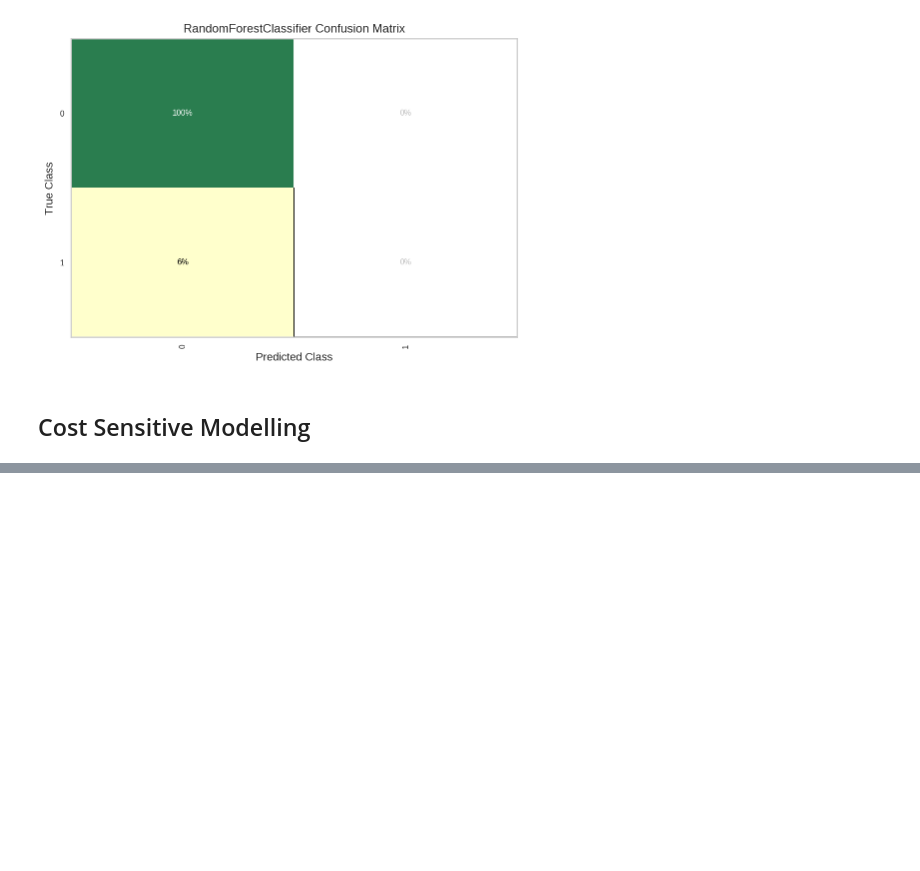
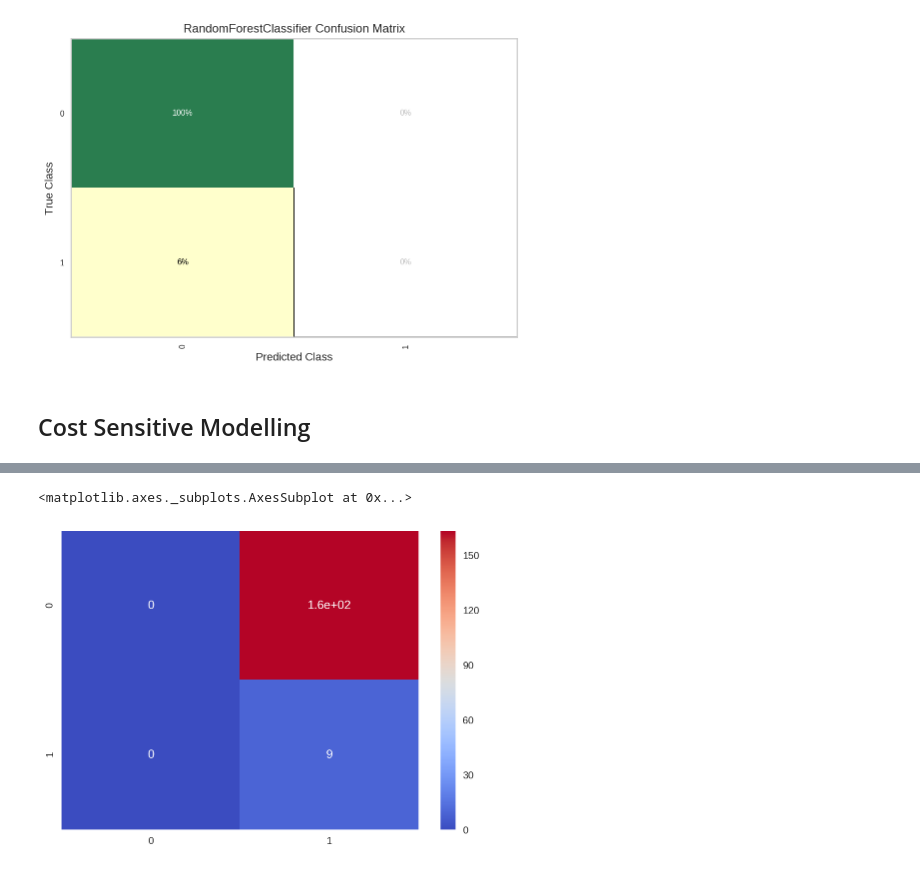
Before and after one commit to onesixzerotwo/onesixzerotwo.github.io, a Jupyter notebook: Project 3.ipynb, the cells around one changed output, grey strips where cells are left out. Saved outputs shown, nothing was run; the diff lists cells and outputs as text; code cells hidden in the pictures; blank space fills up the shorter version.

```diff
--- a/Project 3.ipynb
+++ b/Project 3.ipynb
@@ -1038,0 +1074,19 @@ sns.heatmap(confusion_matrix(y_test, y_pred_proba), annot= True, cmap = 'coolwar
+# %%
+from sklearn.utils import class_weight
+class_weight = class_weight.compute_class_weight('balanced', np.unique(y_test), y_test)
+
+model = Sequential()
+model.add(Dense(units = 128, activation = 'elu', kernel_initializer = 'normal',input_shape = (X_train.shape[1], )))#model.add(BatchNormalization())
+model.add(BatchNormalization())
+model.add(Dense(units = 64, activation = 'elu', kernel_initializer = 'normal'))
+model.add(Dense(units = 1, activation = 'sigmoid'))
+
+model.compile(optimizer = 'adam', loss = 'binary_crossentropy', metrics = ['accuracy'])
+model.fit(np.array(X_train), np.array(y_train), batch_size = 2, epochs = 20, \
+          verbose = 0, class_weight = class_weight)
+
+y_pred_nn = model.predict(np.array(X_test)) > 0.5
+sns.heatmap(confusion_matrix(y_test, y_pred_nn), annot= True, cmap = 'coolwarm')
+# %% [output]
+<matplotlib.axes._subplots.AxesSubplot at 0x...>
+[figure, added]
```
Also changed, not shown: parts of 22 cells of this notebook.
